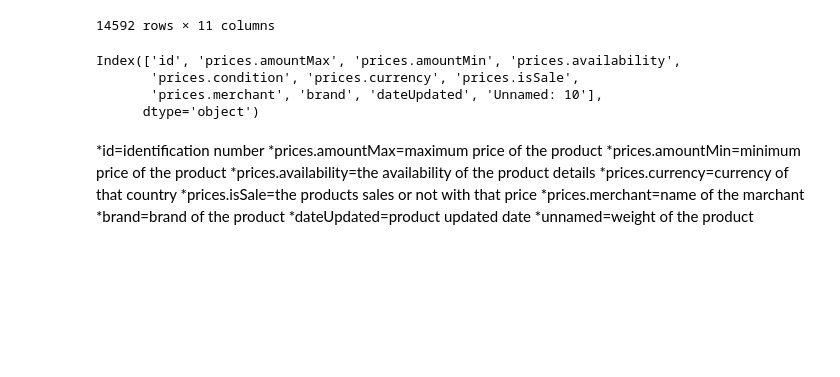
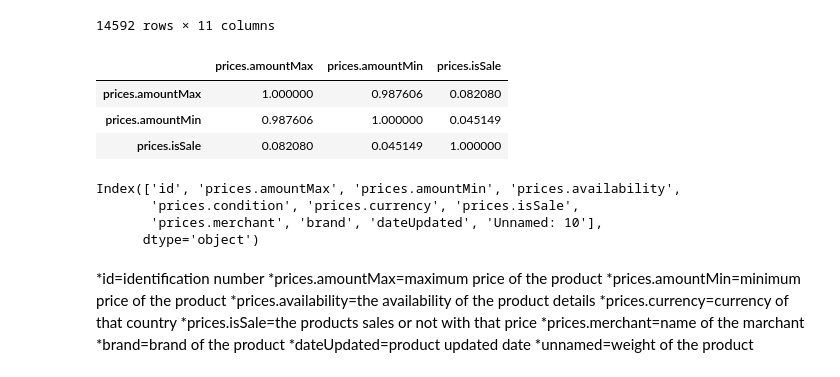
Before and after one commit to 19PA1A0591/VITBML-EDA1, a Jupyter notebook: Untitled10.ipynb, the cells around one changed output. Cells and saved outputs as stored; diff of their text form; code cells hidden in the pictures; blank space fills up the shorter version.

```diff
--- a/Untitled10.ipynb
+++ b/Untitled10.ipynb
@@ -30,6 +30,13 @@ x
 | 14590 | AVpgibRDLJeJML43PTZX | 77.98 | 77.98 | NaN | NaN | USD | ... |
 | 14591 | AVpgibRDLJeJML43PTZX | 71.95 | 71.95 | NaN | new | USD | ... |
 14592 rows × 11 columns
+# %%
+x.corr()
+# %% [output]
+|  | prices.amountMax | prices.amountMin | prices.isSale |
+| prices.amountMax | 1.000000 | 0.987606 | 0.082080 |
+| prices.amountMin | 0.987606 | 1.000000 | 0.045149 |
+| prices.isSale | 0.082080 | 0.045149 | 1.000000 |
 # %%
 x.columns
 # %% [output]
```
Also changed, not shown: parts of 16 cells of this notebook.
